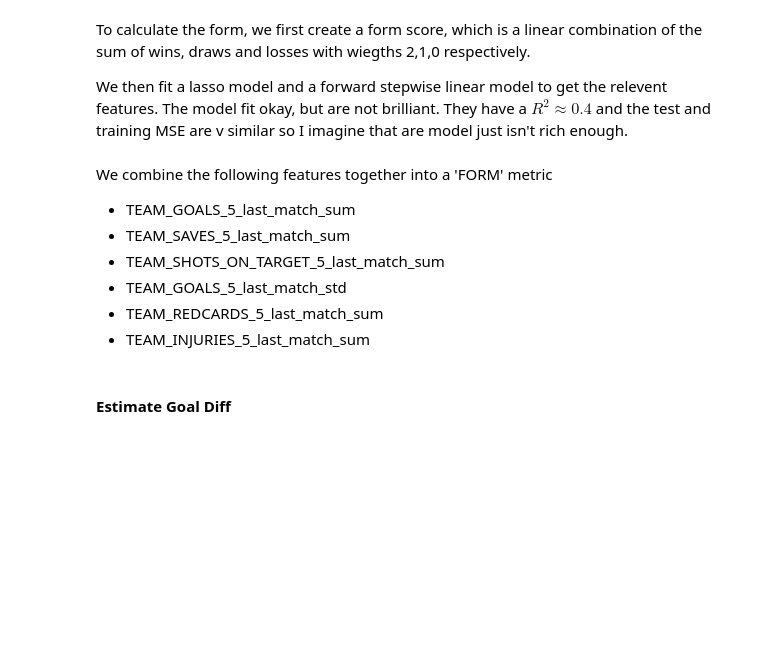
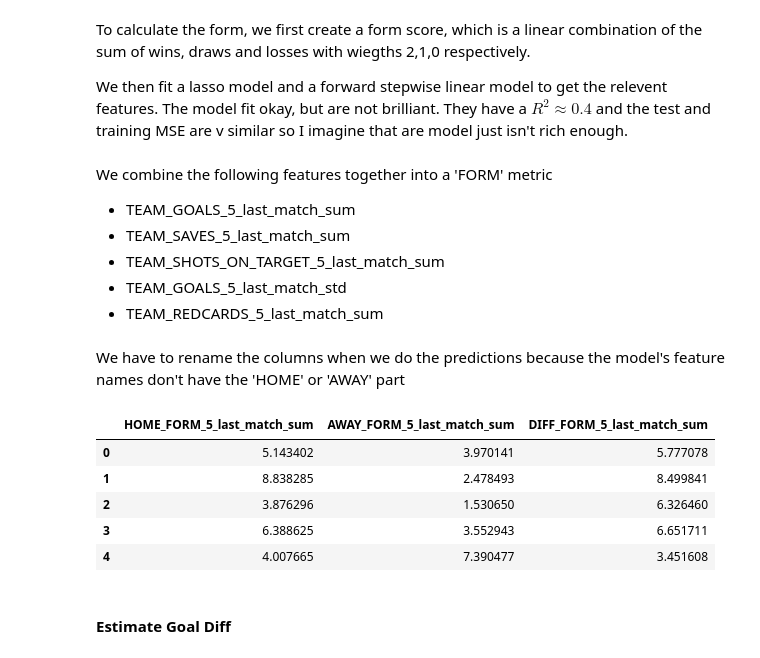
Before and after one commit to DomincDootson/Football_Game_Prediction, a Jupyter notebook: Exploratory_Data_Analysis.ipynb, the cells around one changed output. Drawn from its saved outputs; the diff is of its cells as text; code cells hidden in the pictures; blank space fills up the shorter version.

```diff
--- a/Exploratory_Data_Analysis.ipynb
+++ b/Exploratory_Data_Analysis.ipynb
@@ -681,10 +700,29 @@ We combine the following features together into a 'FORM' metric
 - TEAM_SHOTS_ON_TARGET_5_last_match_sum
 - TEAM_GOALS_5_last_match_std
 - TEAM_REDCARDS_5_last_match_sum
-- TEAM_INJURIES_5_last_match_sum
-# %%
-form_data = pd.read_csv("form_metric/form_data.csv")
-train_full = pd.concat([train_full,(form_data)],join='inner',axis=1);
+# %%
+with open('Form_Feature/form_model.pkl', 'rb') as file:
+    form_model = pickle.load(file)
+
+form_features = pd.read_csv('Form_Feature/form_features.csv')['Feature'].to_list()
+away_form_features = ['AWAY_'+f for f in form_features]
+home_form_features = ['HOME_'+f for f in form_features]
+# %% [markdown]
+We have to rename the columns when we do the predictions because the model's feature names don't have the 'HOME' or 'AWAY' part
+# %%
+train_full['AWAY_FORM_5_last_match_sum'] = form_model.predict(train_full[away_form_features].rename(columns = {o : n for o, n in zip(away_form_features, form_features)}))
+train_full['HOME_FORM_5_last_match_sum'] = form_model.predict(train_full[home_form_features].rename(columns = {o : n for o, n in zip(home_form_features, form_features)}))
+train_full['DIFF_FORM_5_last_match_sum'] = train_full['HOME_FORM_5_last_match_sum']-train_full['AWAY_FORM_5_last_match_sum']
+# %%
+train_full = pd.DataFrame(scaler.fit_transform(train_full), columns = train_full.columns)
+train_full[['HOME_FORM_5_last_match_sum', 'AWAY_FORM_5_last_match_sum', 'DIFF_FORM_5_last_match_sum']].head()
+# %% [output]
+|  | HOME_FORM_5_last_match_sum | AWAY_FORM_5_last_match_sum | DIFF_FORM_5_last_match_sum |
+| 0 | 5.143402 | 3.970141 | 5.777078 |
+| 1 | 8.838285 | 2.478493 | 8.499841 |
+| 2 | 3.876296 | 1.530650 | 6.326460 |
+| 3 | 6.388625 | 3.552943 | 6.651711 |
+| 4 | 4.007665 | 7.390477 | 3.451608 |
 # %% [markdown]
 #### Estimate Goal Diff
 # %% [markdown]
```
Also changed, not shown: parts of 20 cells of this notebook, 33 other files.
